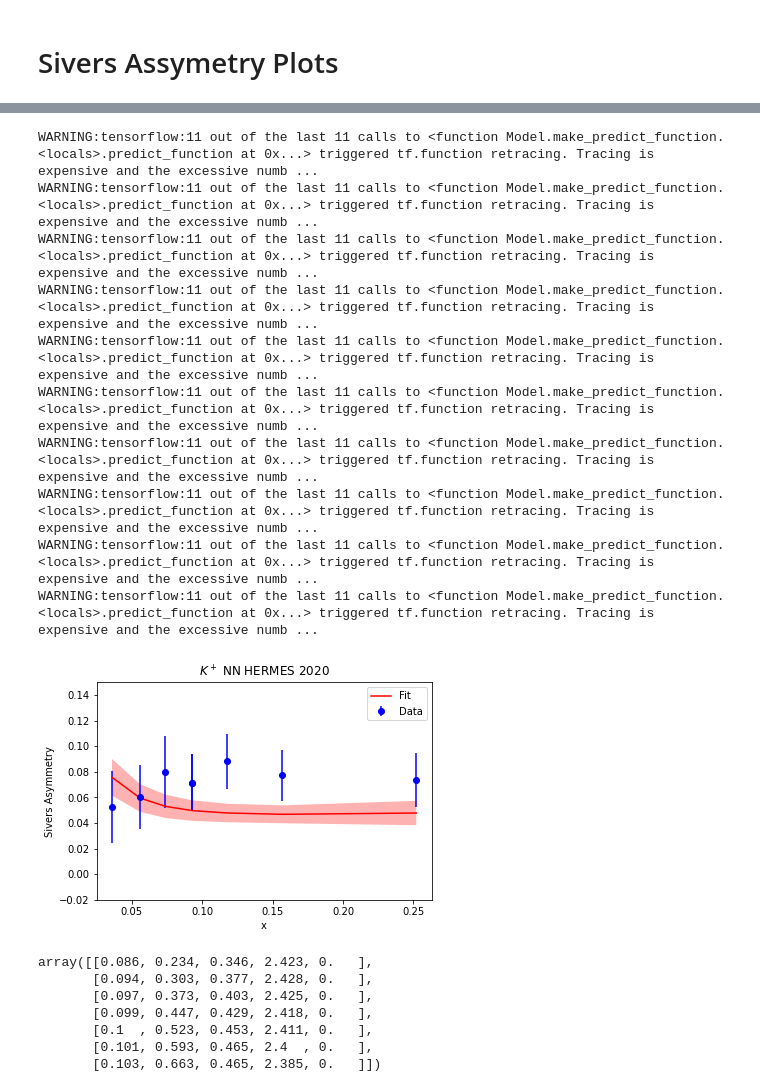
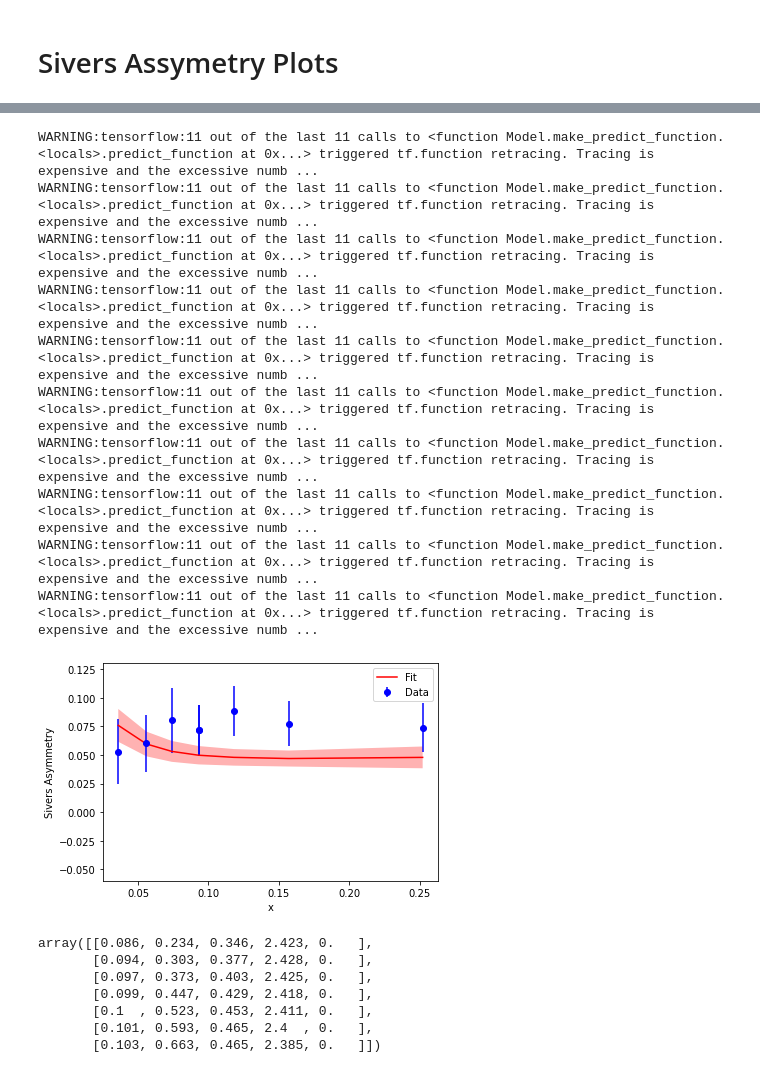
Before and after one commit to ncn6mq/Sivers, a Jupyter notebook: FinalPlots.ipynb, the cells around one changed output, grey strips where cells are left out. Saved outputs shown, nothing was run; the diff lists cells and outputs as text; code cells hidden in the pictures.

```diff
--- a/FinalPlots.ipynb
+++ b/FinalPlots.ipynb
@@ -397,3 +399,5 @@ class DataANN(object):
 # %%
 def calc_yhat(model, X):
     return np.array([x[0] for x in model.predict(X)])
+# %%
+datann = DataANN()
@@ -425,7 +429,7 @@ def sivAsymPlot(df, hadron, ylim, title, savename, numSigma=2):
     #plt.plot(Xplt['x'], yhatplt, 'r',  label='yhat')
     plt.errorbar(Xplt['x'], yplt, yerr=errplt, fmt='bo', label='Data')
     plt.legend()
-    plt.title(title)
+    #plt.title(title)
     plt.ylim(ylim)
     plt.ylabel('Sivers Asymmetry')
     plt.xlabel('x')
@@ -461,17 +465,17 @@ WARNING:tensorflow:11 out of the last 11 calls to <function Model.make_predict_f
 # %%
-sivAsymPlot(herm20, 'k+', (-.02, .15), '$K^+$ NN HERMES 2020', 'Plot20.pdf')
+sivAsymPlot(herm20, 'k+', (-.06, .13), '$K^+$ NN HERMES 2020', 'Plot20.pdf')
 # %% [output]
 WARNING:tensorflow:11 out of the last 11 calls to <function Model.make_predict_function.<locals>.predict_function at 0x...> triggered tf.function retracing. Tracing is expensive and the excessive numb ...
 WARNING:tensorflow:11 out of the last 11 calls to <function Model.make_predict_function.<locals>.predict_function at 0x...> triggered tf.function retracing. Tracing is expensive and the excessive numb ...
 WARNING:tensorflow:11 out of the last 11 calls to <function Model.make_predict_function.<locals>.predict_function at 0x...> triggered tf.function retracing. Tracing is expensive and the excessive numb ...
 WARNING:tensorflow:11 out of the last 11 calls to <function Model.make_predict_function.<locals>.predict_function at 0x...> triggered tf.function retracing. Tracing is expensive and the excessive numb ...
 WARNING:tensorflow:11 out of the last 11 calls to <function Model.make_predict_function.<locals>.predict_function at 0x...> triggered tf.function retracing. Tracing is expensive and the excessive numb ...
 WARNING:tensorflow:11 out of the last 11 calls to <function Model.make_predict_function.<locals>.predict_function at 0x...> triggered tf.function retracing. Tracing is expensive and the excessive numb ...
 WARNING:tensorflow:11 out of the last 11 calls to <function Model.make_predict_function.<locals>.predict_function at 0x...> triggered tf.function retracing. Tracing is expensive and the excessive numb ...
 WARNING:tensorflow:11 out of the last 11 calls to <function Model.make_predict_function.<locals>.predict_function at 0x...> triggered tf.function retracing. Tracing is expensive and the excessive numb ...
 WARNING:tensorflow:11 out of the last 11 calls to <function Model.make_predict_function.<locals>.predict_function at 0x...> triggered tf.function retracing. Tracing is expensive and the excessive numb ...
 WARNING:tensorflow:11 out of the last 11 calls to <function Model.make_predict_function.<locals>.predict_function at 0x...> triggered tf.function retracing. Tracing is expensive and the excessive numb ...
-[figure, old version]
+[figure, new version]
 # %%
 test = NewFunctions.Hadron()
 # %%
```
Also changed, not shown: parts of 8 cells of this notebook, 5 other files.
